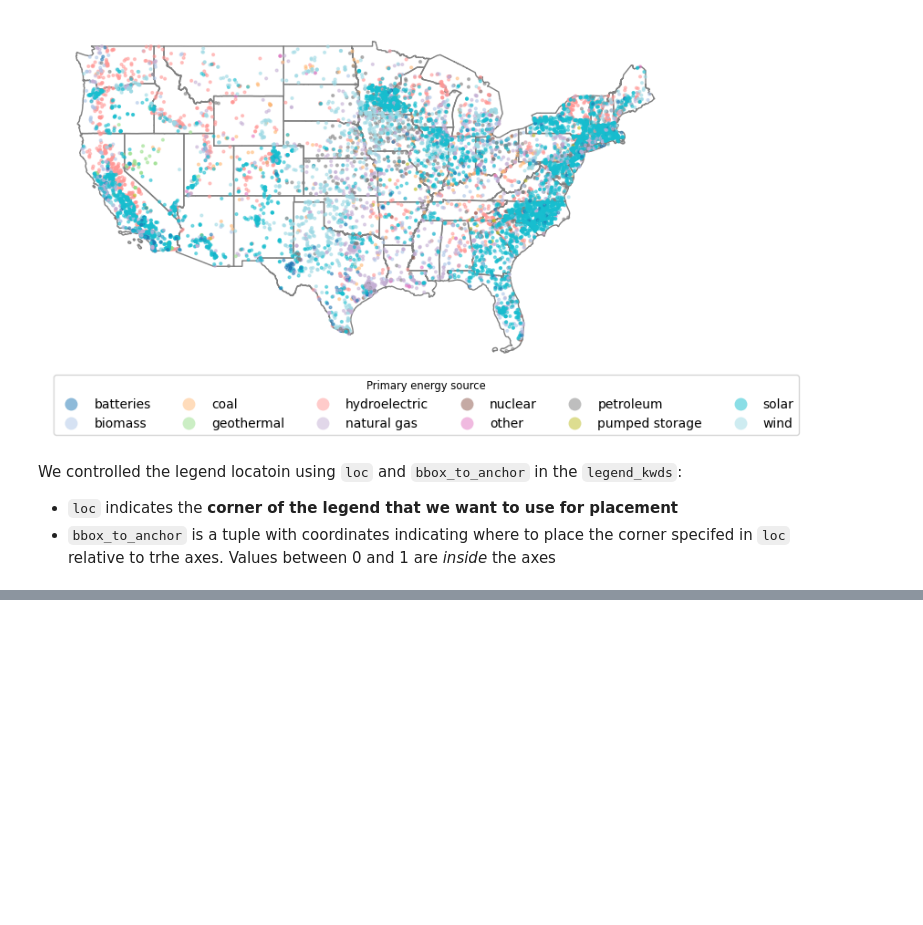
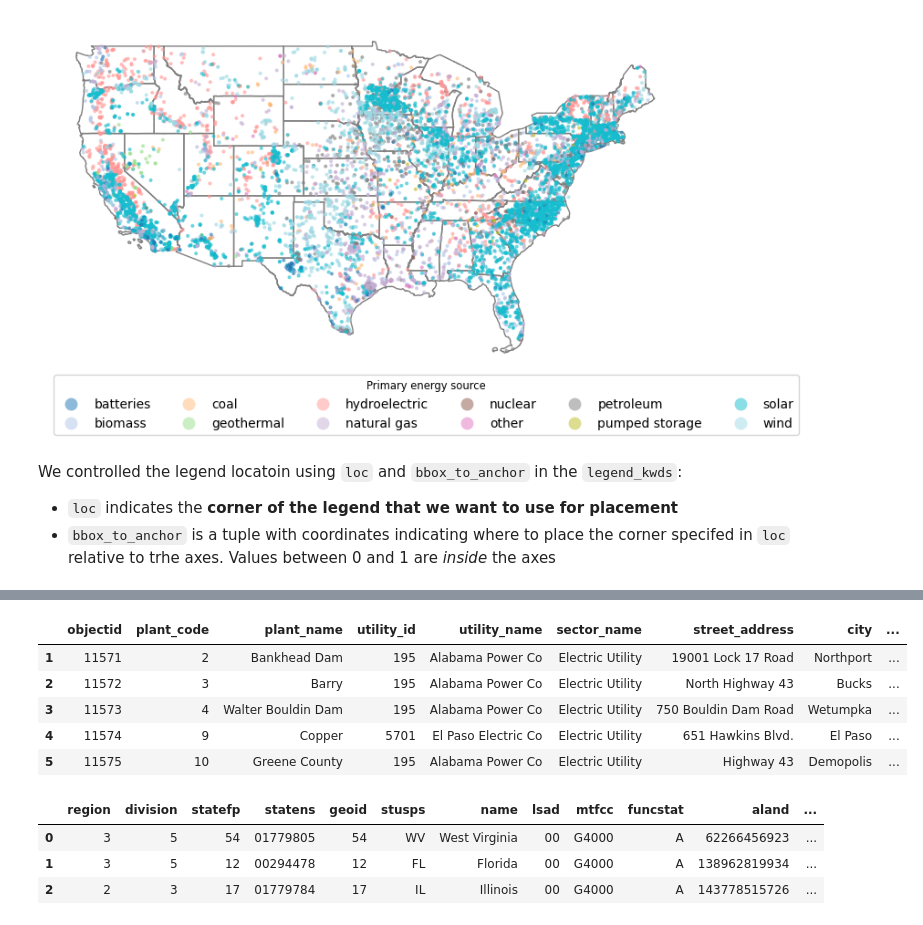
Before and after one commit to stephenccodes/EDS220-2024-in-class, a Jupyter notebook: week5-csv-to-geodf.ipynb, the cells around one changed output, grey strips where cells are left out. Cells and saved outputs as stored; diff of their text form; code cells hidden in the pictures; blank space fills up the shorter version.

```diff
--- a/week5-csv-to-geodf.ipynb
+++ b/week5-csv-to-geodf.ipynb
@@ -298,0 +350,16 @@ We controlled the legend locatoin using `loc` and `bbox_to_anchor` in the `legen
+# %%
+power_plants.head()
+# %% [output]
+|  | objectid | plant_code | plant_name | utility_id | utility_name | sector_name | street_address | city | ... |
+| 1 | 11571 | 2 | Bankhead Dam | 195 | Alabama Power Co | Electric Utility | 19001 Lock 17 Road | Northport | ... |
+| 2 | 11572 | 3 | Barry | 195 | Alabama Power Co | Electric Utility | North Highway 43 | Bucks | ... |
+| 3 | 11573 | 4 | Walter Bouldin Dam | 195 | Alabama Power Co | Electric Utility | 750 Bouldin Dam Road | Wetumpka | ... |
+| 4 | 11574 | 9 | Copper | 5701 | El Paso Electric Co | Electric Utility | 651 Hawkins Blvd. | El Paso | ... |
+| 5 | 11575 | 10 | Greene County | 195 | Alabama Power Co | Electric Utility | Highway 43 | Demopolis | ... |
+# %%
+states.head(3)
+# %% [output]
+|  | region | division | statefp | statens | geoid | stusps | name | lsad | mtfcc | funcstat | aland | ... |
+| 0 | 3 | 5 | 54 | 01779805 | 54 | WV | West Virginia | 00 | G4000 | A | 62266456923 | ... |
+| 1 | 3 | 5 | 12 | 00294478 | 12 | FL | Florida | 00 | G4000 | A | 138962819934 | ... |
+| 2 | 2 | 3 | 17 | 01779784 | 17 | IL | Illinois | 00 | G4000 | A | 143778515726 | ... |
```
Also changed, not shown: parts of 27 cells of this notebook.
